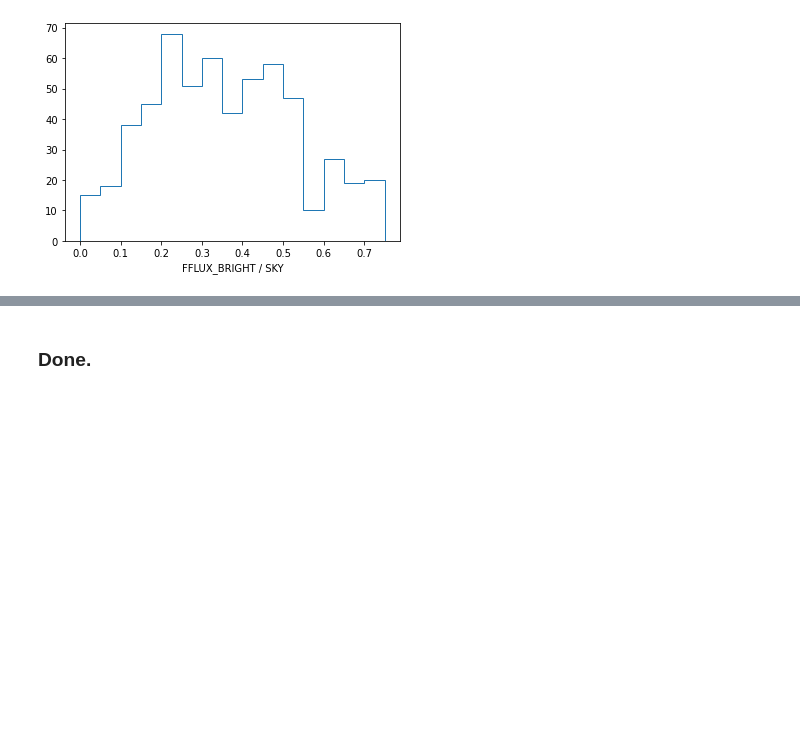
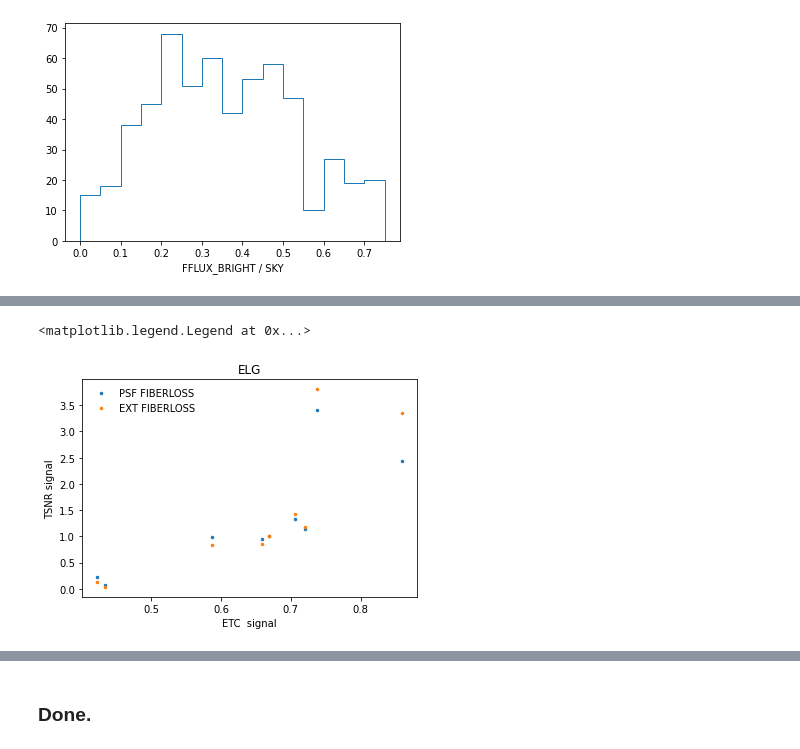
Before and after one commit to michaelJwilson/tsnr-extfiberloss, a Jupyter notebook: gfa-comp.ipynb, the cells around one changed output, grey strips where cells are left out. Drawn from its saved outputs; the diff is of its cells as text; code cells hidden in the pictures; blank space fills up the shorter version.

```diff
--- a/gfa-comp.ipynb
+++ b/gfa-comp.ipynb
@@ -799,0 +850,5 @@ Text(0.5, 0, 'FFLUX_BRIGHT / SKY')
+# %%
+psflike = Table.read('/global/cscratch1/sd/mjwilson/trash/test_20210510_extfiberloss_0.fits')
+xtended = Table.read('/global/cscratch1/sd/mjwilson/trash/test_20210510_extfiberloss_1.fits')
+
+zerooff = Table.read('/global/cscratch1/sd/mjwilson/trash/test_20210510_extfiberloss_1_nooffsets_1.fits')
@@ -799,0 +875,15 @@ Text(0.5, 0, 'FFLUX_BRIGHT / SKY')
+# %%
+isin = psflike['sbprof'] == 'ELG'
+
+pl.plot(psflike['signal'][isin], psflike['tsnr2_elg_r_signal'][isin] / np.median(psflike['tsnr2_elg_r_signal'][isin]), marker='.', lw=0.0, markersize=5, label='PSF FIBERLOSS')
+pl.plot(xtended['signal'][isin], xtended['tsnr2_elg_r_signal'][isin] / np.median(xtended['tsnr2_elg_r_signal'][isin]), marker='.', lw=0.0, markersize=5, label='EXT FIBERLOSS')
+
+pl.xlabel('ETC  signal')
+pl.ylabel('TSNR signal')
+
+pl.title('ELG')
+
+pl.legend(frameon=False)
+# %% [output]
+<matplotlib.legend.Legend at 0x...>
+[figure, added]
```
Also changed, not shown: parts of 11 cells of this notebook, 2 other files.
